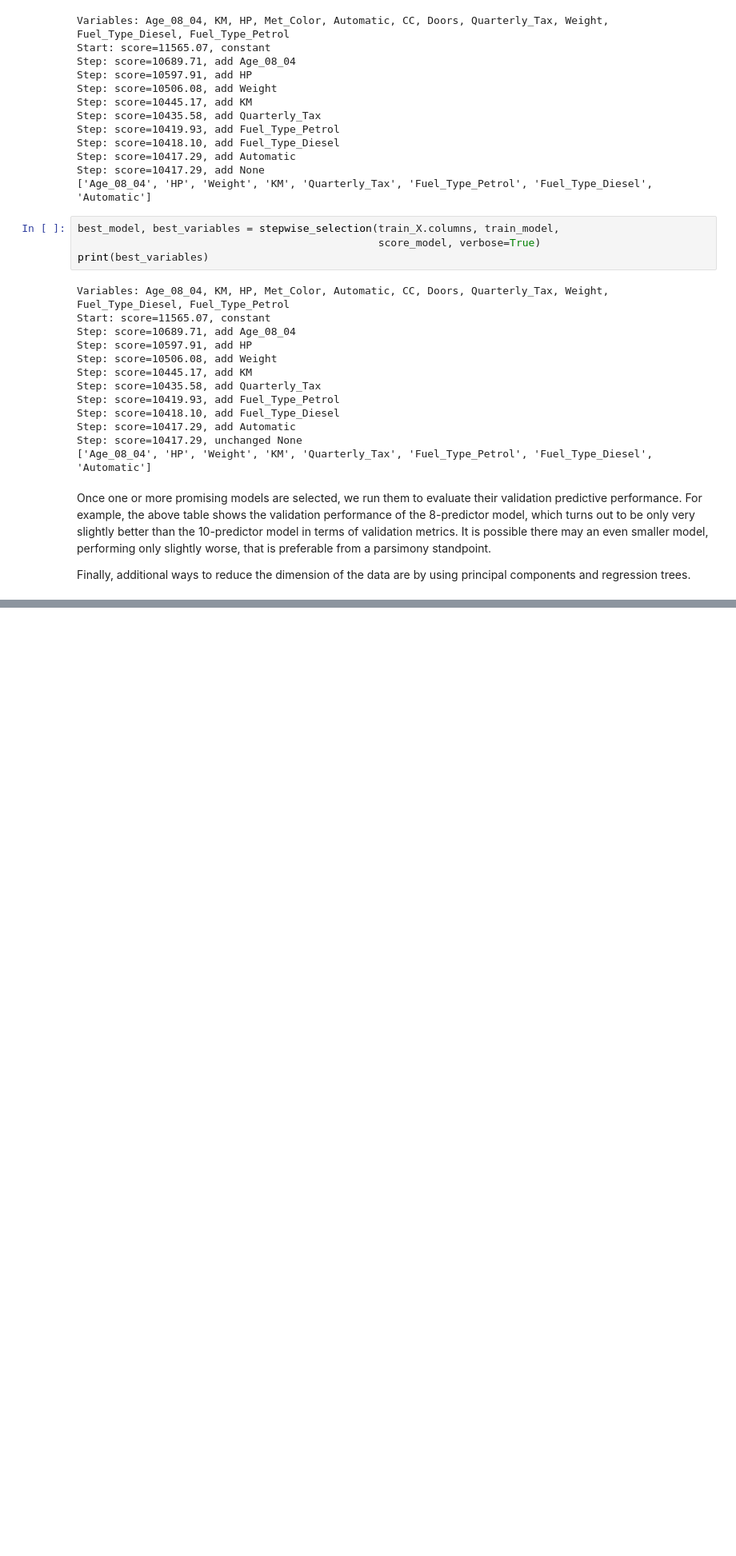
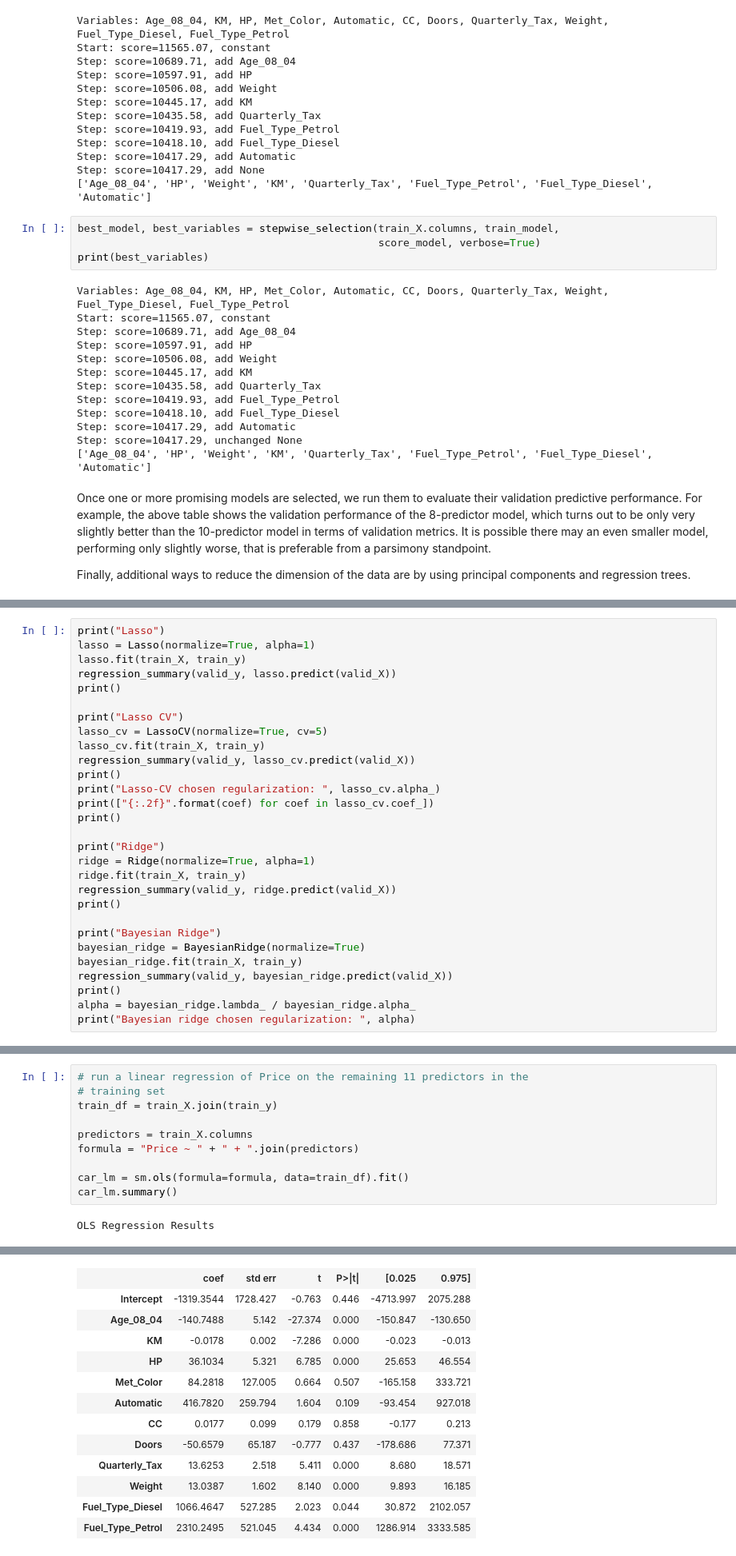
Before and after one commit to jeantardelli/data-mining-for-business-analytics, a Jupyter notebook: analysis/multiple-linear-regression.ipynb, the cells around one changed output, grey strips where cells are left out. Shown: that part at 80% size. Saved outputs shown, nothing was run; the diff lists cells and outputs as text; blank space fills up the shorter version.

Commit message:
Variable Selection in Linear Regression Pt. III - Regularization + Statsmodels Example

```diff
--- a/analysis/multiple-linear-regression.ipynb
+++ b/analysis/multiple-linear-regression.ipynb
@@ -403,0 +433,29 @@ Finally, additional ways to reduce the dimension of the data are by using princi
+# %%
+print("Lasso")
+lasso = Lasso(normalize=True, alpha=1)
+lasso.fit(train_X, train_y)
+regression_summary(valid_y, lasso.predict(valid_X))
+print()
+
+print("Lasso CV")
+lasso_cv = LassoCV(normalize=True, cv=5)
+lasso_cv.fit(train_X, train_y)
+regression_summary(valid_y, lasso_cv.predict(valid_X))
+print()
+print("Lasso-CV chosen regularization: ", lasso_cv.alpha_)
+print(["{:.2f}".format(coef) for coef in lasso_cv.coef_])
+print()
+
+print("Ridge")
+ridge = Ridge(normalize=True, alpha=1)
+ridge.fit(train_X, train_y)
+regression_summary(valid_y, ridge.predict(valid_X))
+print()
+
+print("Bayesian Ridge")
+bayesian_ridge = BayesianRidge(normalize=True)
+bayesian_ridge.fit(train_X, train_y)
+regression_summary(valid_y, bayesian_ridge.predict(valid_X))
+print()
+alpha = bayesian_ridge.lambda_ / bayesian_ridge.alpha_
+print("Bayesian ridge chosen regularization: ", alpha)
@@ -403,0 +486,12 @@ Finally, additional ways to reduce the dimension of the data are by using princi
+# %%
+# run a linear regression of Price on the remaining 11 predictors in the
+# training set
+train_df = train_X.join(train_y)
+
+predictors = train_X.columns
+formula = "Price ~ " + " + ".join(predictors)
+
+car_lm = sm.ols(formula=formula, data=train_df).fit()
+car_lm.summary()
+# %% [output]
+OLS Regression Results
@@ -403,0 +507,13 @@ Finally, additional ways to reduce the dimension of the data are by using princi
+|  | coef | std err | t | P>|t| | [0.025 | 0.975] |
+| Intercept | -1319.3544 | 1728.427 | -0.763 | 0.446 | -4713.997 | 2075.288 |
+| Age_08_04 | -140.7488 | 5.142 | -27.374 | 0.000 | -150.847 | -130.650 |
+| KM | -0.0178 | 0.002 | -7.286 | 0.000 | -0.023 | -0.013 |
+| HP | 36.1034 | 5.321 | 6.785 | 0.000 | 25.653 | 46.554 |
+| Met_Color | 84.2818 | 127.005 | 0.664 | 0.507 | -165.158 | 333.721 |
+| Automatic | 416.7820 | 259.794 | 1.604 | 0.109 | -93.454 | 927.018 |
+| CC | 0.0177 | 0.099 | 0.179 | 0.858 | -0.177 | 0.213 |
+| Doors | -50.6579 | 65.187 | -0.777 | 0.437 | -178.686 | 77.371 |
+| Quarterly_Tax | 13.6253 | 2.518 | 5.411 | 0.000 | 8.680 | 18.571 |
+| Weight | 13.0387 | 1.602 | 8.140 | 0.000 | 9.893 | 16.185 |
+| Fuel_Type_Diesel | 1066.4647 | 527.285 | 2.023 | 0.044 | 30.872 | 2102.057 |
+| Fuel_Type_Petrol | 2310.2495 | 521.045 | 4.434 | 0.000 | 1286.914 | 3333.585 |
```
Also changed, not shown: parts of 6 cells of this notebook, 1 other file.
